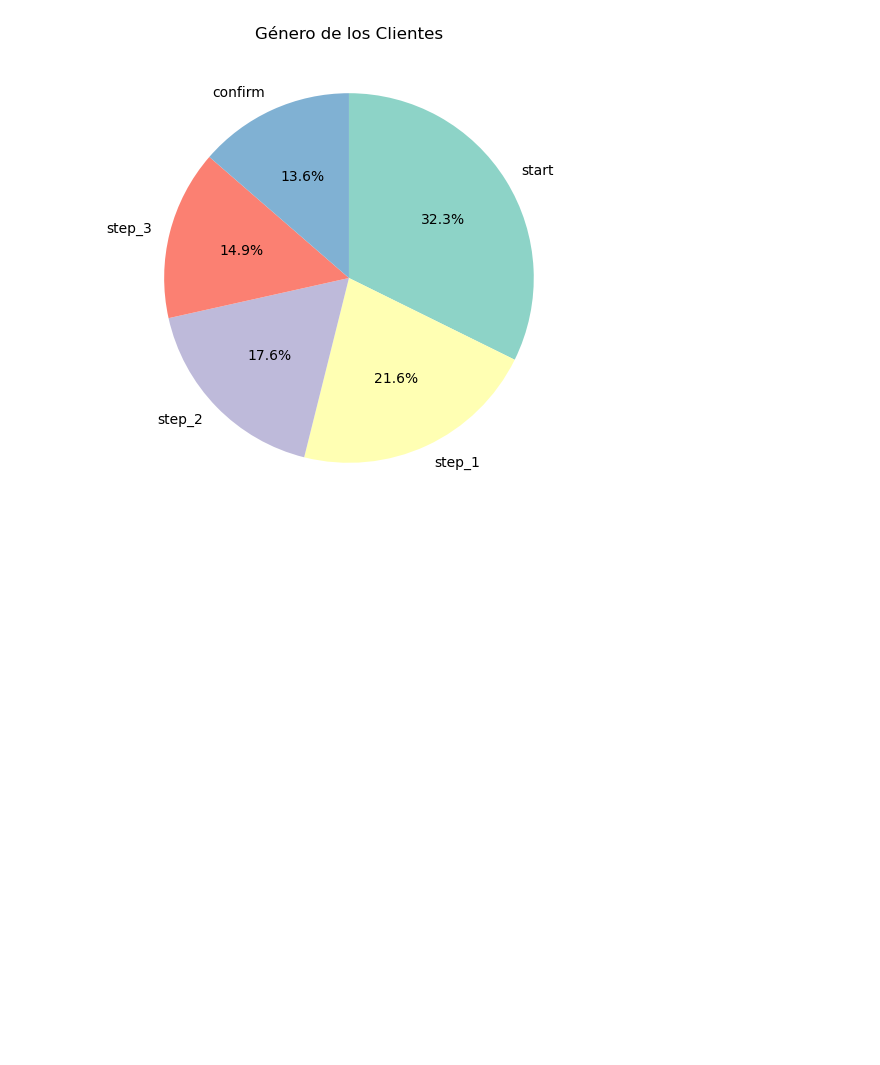
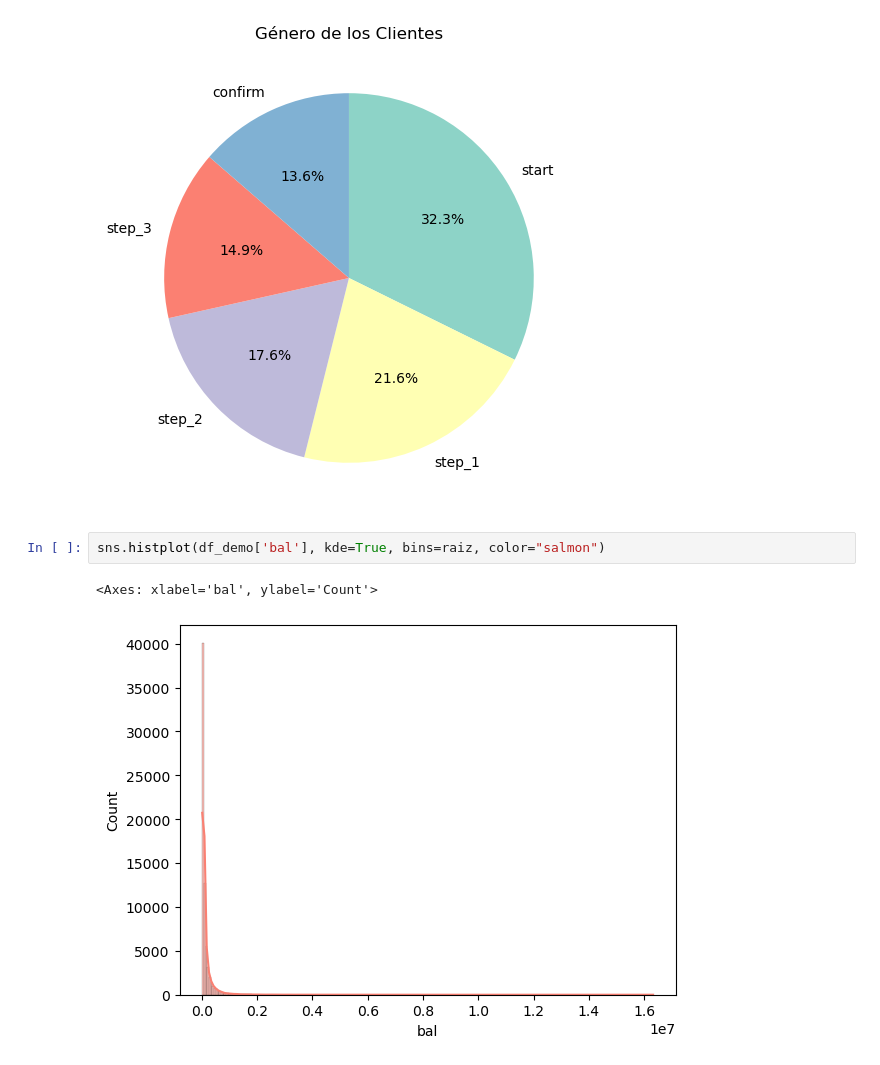
Before and after one commit to enialahcene/vanguard-ab-test, a Jupyter notebook: Vanguard.ipynb, the cells around one changed output. Saved outputs shown, nothing was run; the diff lists cells and outputs as text; blank space fills up the shorter version.

```diff
--- a/Vanguard.ipynb
+++ b/Vanguard.ipynb
@@ -333,3 +412,8 @@ plt.title('Género de los Clientes')
 plt.show()
 # %% [output]
 [figure]
+# %%
+sns.histplot(df_demo['bal'], kde=True, bins=raiz, color="salmon")
+# %% [output]
+<Axes: xlabel='bal', ylabel='Count'>
+[figure, added]
```
Also changed, not shown: parts of 7 cells of this notebook.
